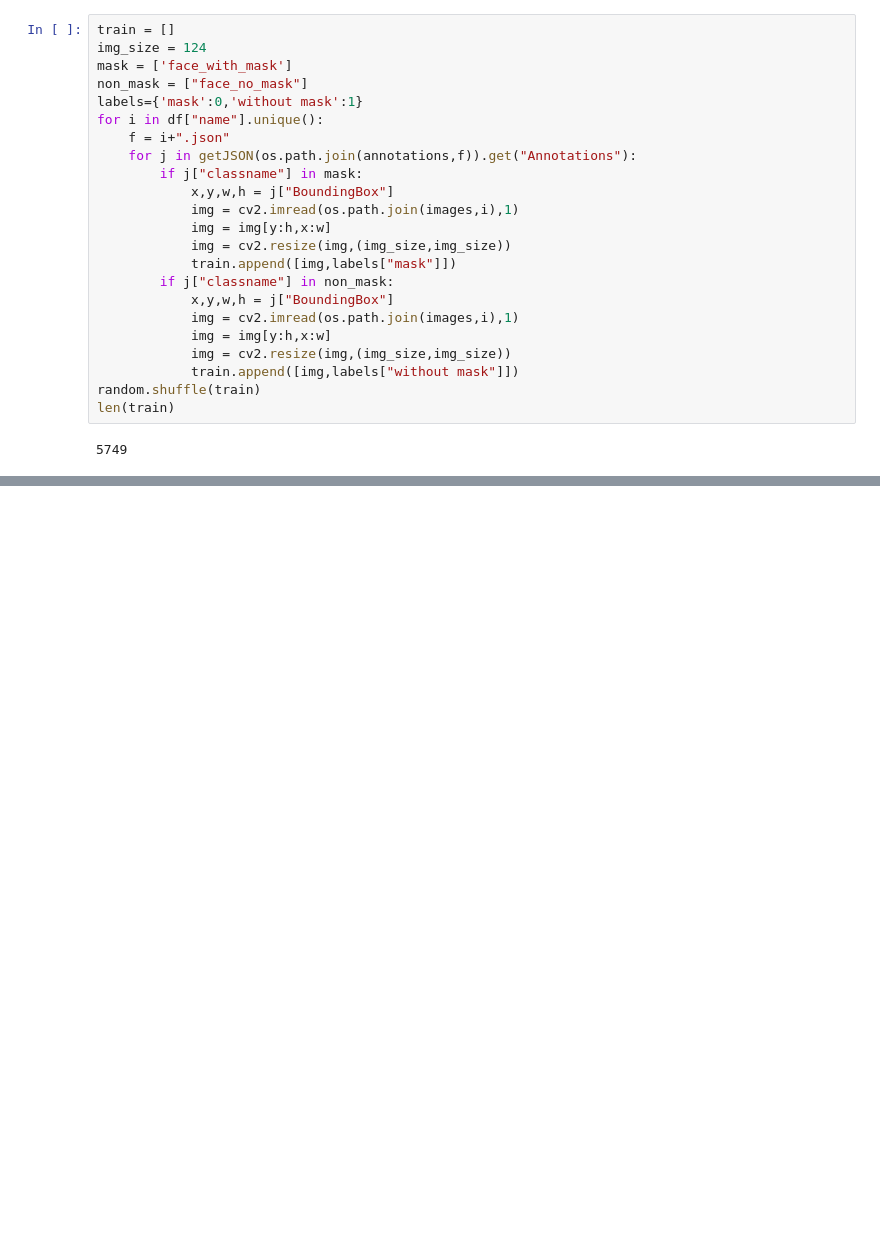
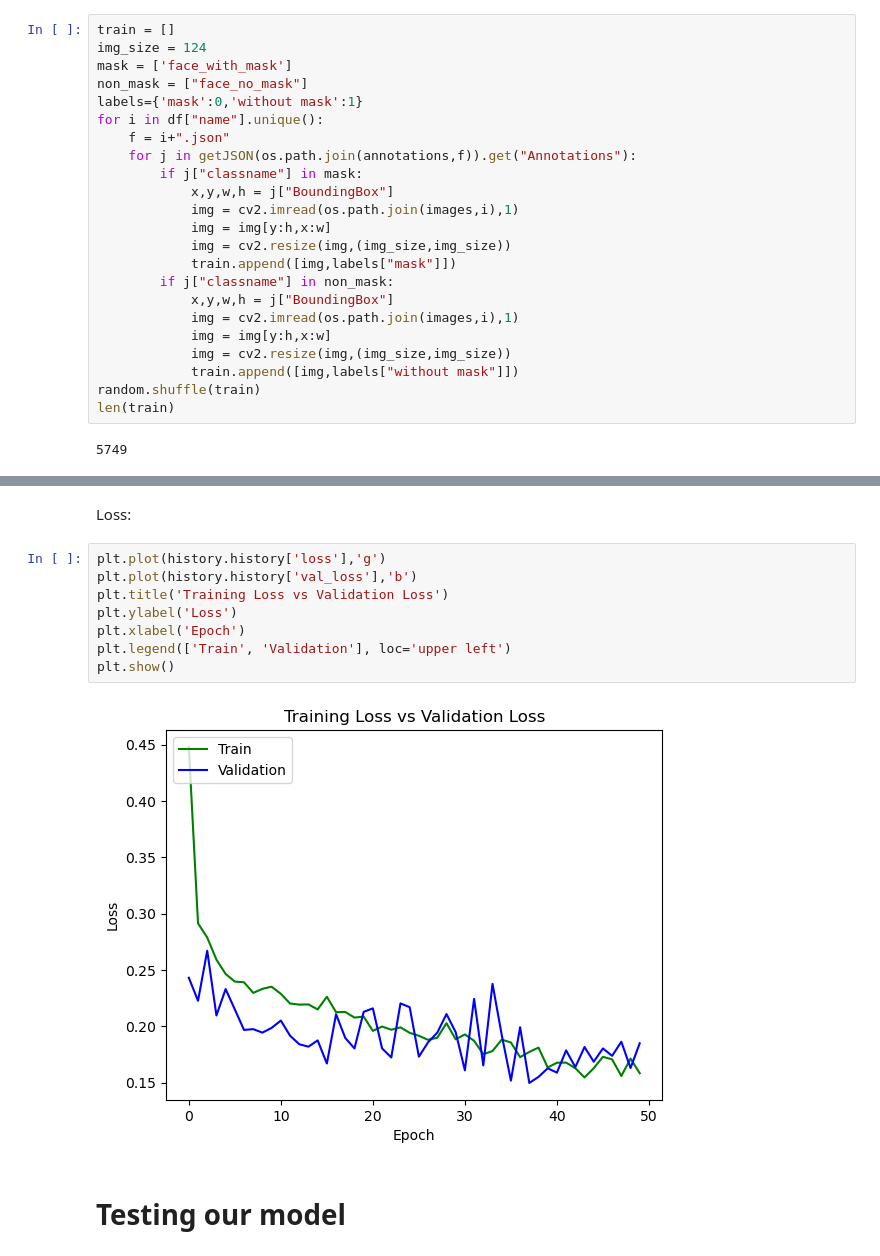
Before and after one commit to anton-asnitsky/naya-ds2022-final-project, a Jupyter notebook: naya-ds2022-final-project.ipynb, the cells around one changed output, grey strips where cells are left out. Saved outputs shown, nothing was run; the diff lists cells and outputs as text; blank space fills up the shorter version.

```diff
--- a/naya-ds2022-final-project.ipynb
+++ b/naya-ds2022-final-project.ipynb
@@ -110,0 +236,14 @@ len(train)
+# %% [markdown]
+Loss:
+# %%
+plt.plot(history.history['loss'],'g')
+plt.plot(history.history['val_loss'],'b')
+plt.title('Training Loss vs Validation Loss')
+plt.ylabel('Loss')
+plt.xlabel('Epoch')
+plt.legend(['Train', 'Validation'], loc='upper left')
+plt.show()
+# %% [output]
+[figure, added]
+# %% [markdown]
+# Testing our model
```
Also changed, not shown: parts of 18 cells of this notebook.
